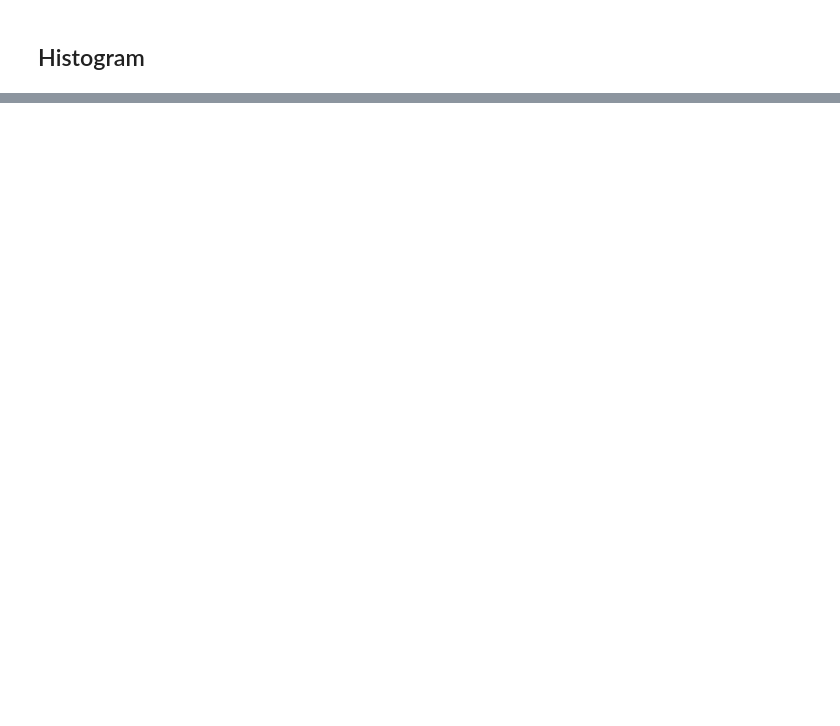
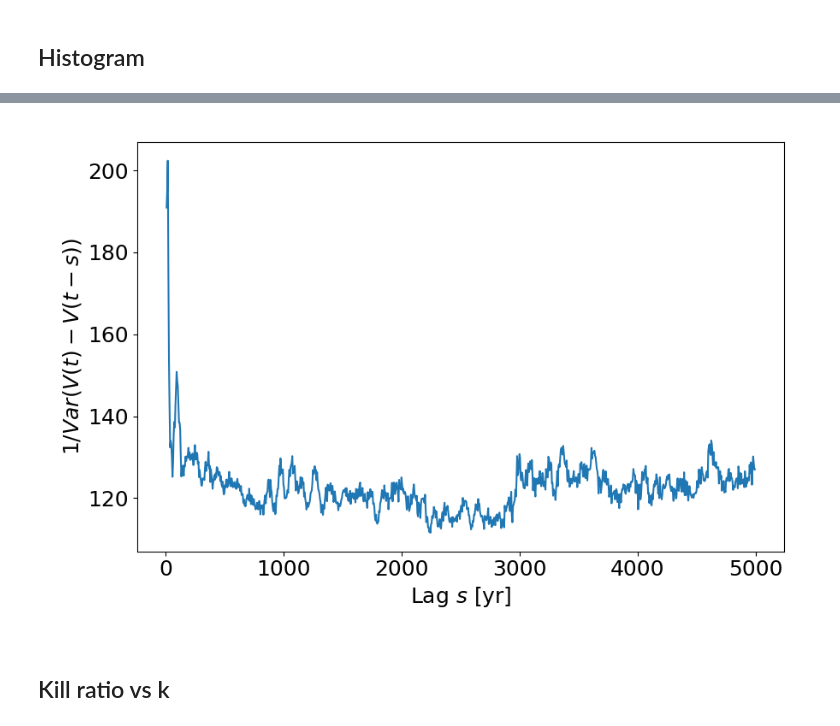
Before and after one commit to AlessandroLovo/REA-Veros, a Jupyter notebook: veros/control.ipynb, the cells around one changed output, grey strips where cells are left out. Drawn from its saved outputs; the diff is of its cells as text; code cells hidden in the pictures; blank space fills up the shorter version.

```diff
--- a/veros/control.ipynb
+++ b/veros/control.ipynb
@@ -95,3 +133,27 @@ np.std(diffs)
+# %%
+# coefficient for choosing k based on the extremity of the level:
+# k = 1/std(V(t) - V(t-s)) * a
+
+lags = np.arange(10, 5000, 5)
+coeffs = []
+for lag in lags:
+    diffs = ctrl5[1,lag//5:] - ctrl5[1,:-lag//5]
+    coeffs.append(1/np.std(diffs)**2)
+coeffs = np.array(coeffs)
+
+plt.close(6)
+fig, ax = plt.subplots(num=6, figsize=(9,6))
+
+plt.plot(lags, coeffs)
+
+plt.xlabel('Lag $s$ [yr]')
+plt.ylabel(r'$1/Var(V(t) - V(t-s))$')
+
+fig.tight_layout()
+# %% [output]
+[figure, added]
+# %% [markdown]
+## Kill ratio vs k
 # %%
 def softmax(x, axis=None):
     x = np.exp(x)
```
Also changed, not shown: parts of 14 cells of this notebook.
